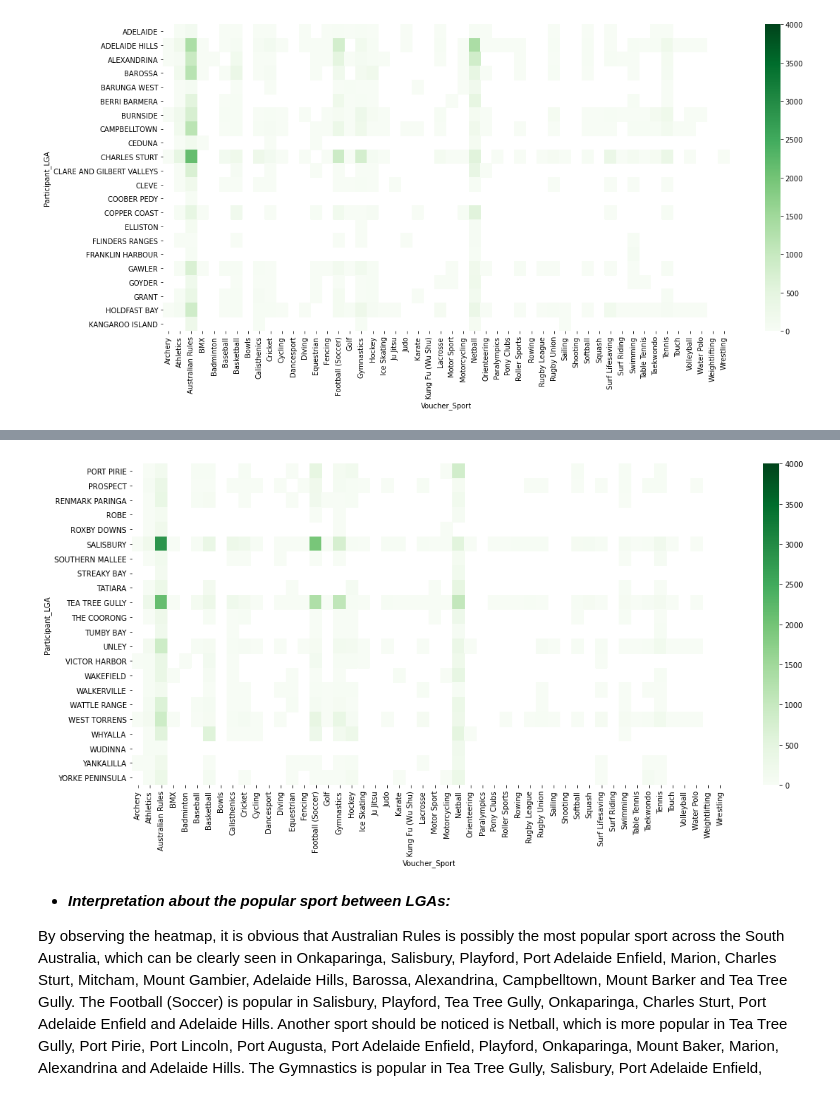
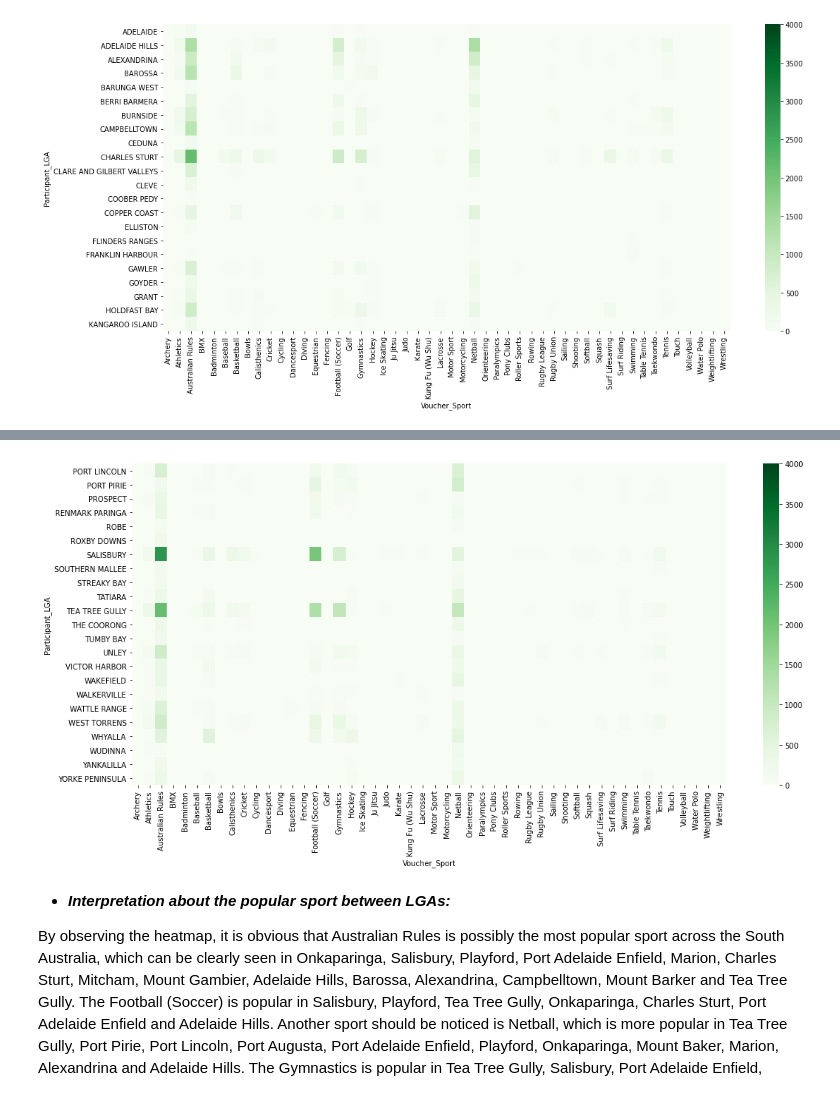
Before and after one commit to xuyenlinhHuynh/data-science-portfolio-xuyenlinhHuynh, a Jupyter notebook: Portfolio 2.ipynb, the cells around one changed output, grey strips where cells are left out. Cells and saved outputs as stored; diff of their text form; code cells hidden in the pictures.

```diff
--- a/Portfolio 2.ipynb
+++ b/Portfolio 2.ipynb
@@ -427,4 +449,4 @@ lga_group
 67 rows × 50 columns
 # %%
 # Fill all the NaN value to 0
-lga_group.fillna(0)
+lga_group = lga_group.fillna(0)
@@ -470,9 +477,9 @@ plt.show()
 # %%
 fig, ax = plt.subplots(figsize=(18, 8))
-sns.heatmap(lga_group[45:], cmap="Greens", vmin = 0, vmax= 4000)
+sns.heatmap(lga_group[44:], cmap="Greens", vmin = 0, vmax= 4000)
 plt.show()
 # %% [output]
-[figure, old version]
+[figure, new version]
 # %% [markdown]
 * **_Interpretation about the popular sport between LGAs:_**
 
```
Also changed, not shown: parts of 72 cells of this notebook.
